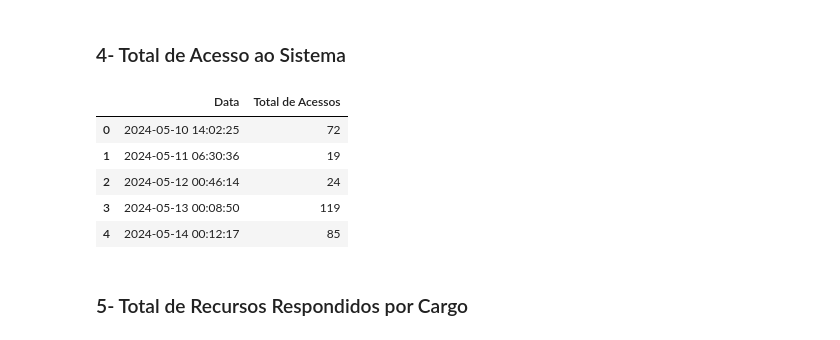
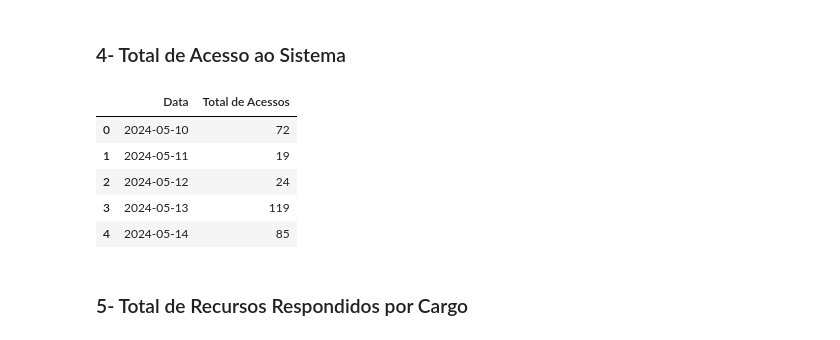
Before and after one commit to jeffersonpedro-fgv/dashbord-acompanhamento-concurso, a Jupyter notebook: dashboad_core.ipynb, the cells around one changed output. Saved outputs shown, nothing was run; the diff lists cells and outputs as text; code cells hidden in the pictures.

```diff
--- a/dashboad_core.ipynb
+++ b/dashboad_core.ipynb
@@ -115,24 +115,24 @@ display(somaRecCarr)
 # %% [markdown]
 ### 4- Total de Acesso ao Sistema
 # %%
-comando = "SELECT dtInclusao as Data, COUNT(DATE(dtInclusao)) as 'Total de Acessos' FROM recursos GROUP BY DATE(dtInclusao) ORDER BY dtInclusao;"
+comando = "SELECT DATE(dtInclusao) as Data, COUNT(*) as 'Total de Acessos' FROM recursos GROUP BY DATE(dtInclusao) ORDER BY DATE(dtInclusao);"
 cursor.execute(comando)
 resultado = cursor.fetchall()
 
 colunasTotalAcesso = [desc[0] for desc in cursor.description]
 acessoSystem = pd.DataFrame(resultado, columns=colunasTotalAcesso)
 
 # somaAcesso = pd.DataFrame(acessoSystem.groupby('Data')['Total de Acessos'].sum().reset_index()) #Soma de recurso por cargo
 
 display(acessoSystem)
 # display(somaAcesso)
 # %% [output]
 |  | Data | Total de Acessos |
-| 0 | 2024-05-10 14:02:25 | 72 |
-| 1 | 2024-05-11 06:30:36 | 19 |
-| 2 | 2024-05-12 00:46:14 | 24 |
-| 3 | 2024-05-13 00:08:50 | 119 |
-| 4 | 2024-05-14 00:12:17 | 85 |
+| 0 | 2024-05-10 | 72 |
+| 1 | 2024-05-11 | 19 |
+| 2 | 2024-05-12 | 24 |
+| 3 | 2024-05-13 | 119 |
+| 4 | 2024-05-14 | 85 |
 # %% [markdown]
 ### 5- Total de Recursos Respondidos por Cargo
 # %% [markdown]
```
Also changed, not shown: parts of 1 cell of this notebook.
